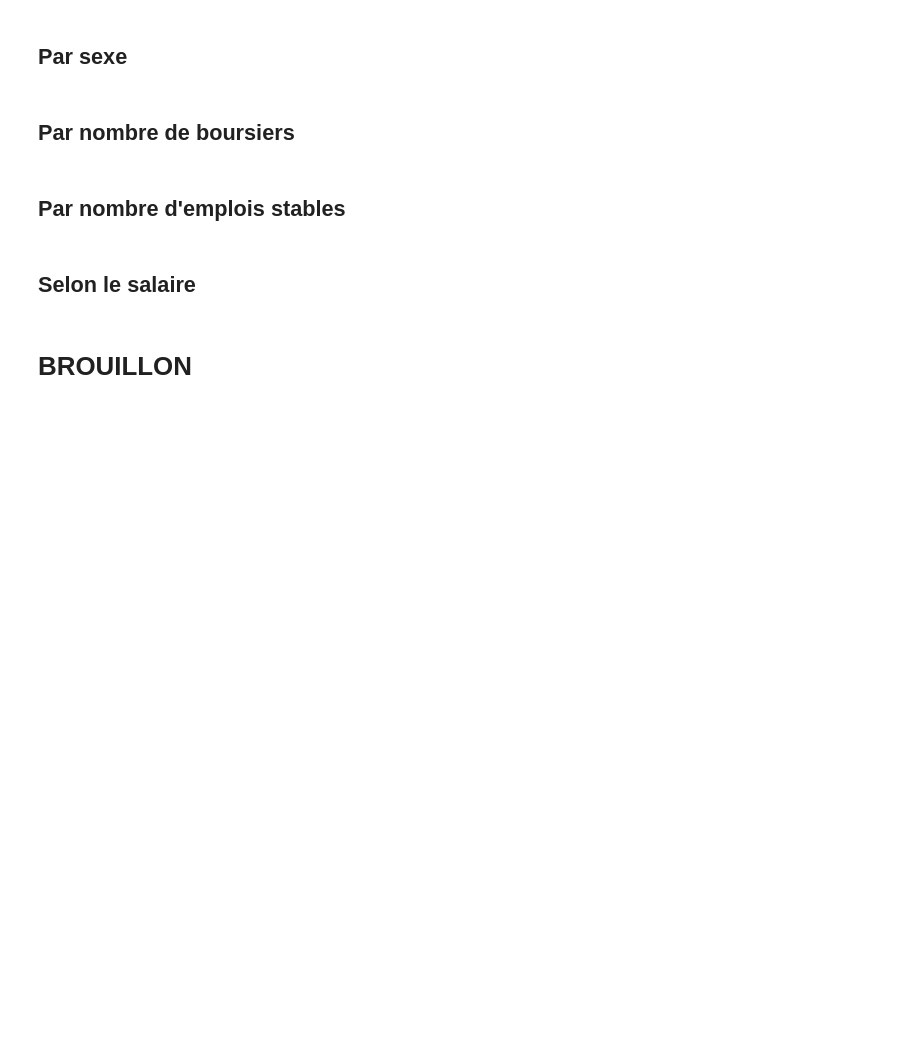
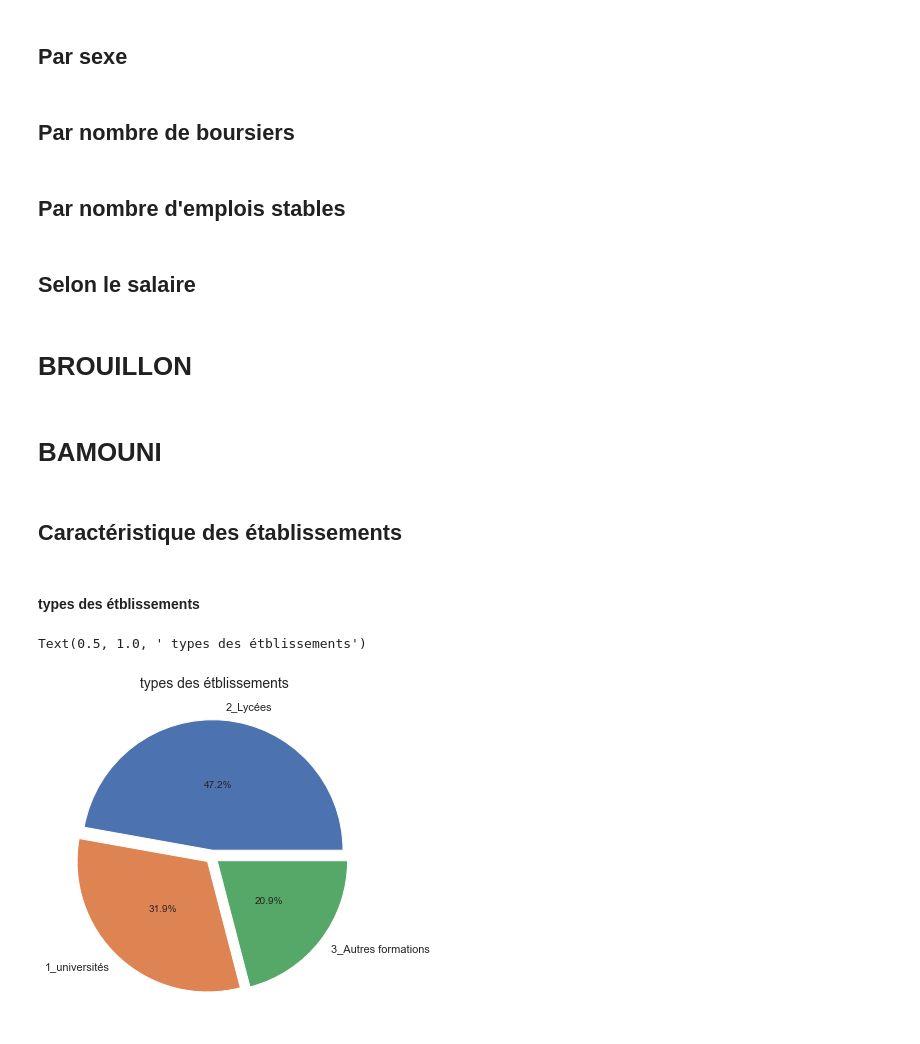
Before and after one commit to DouloSOW/Depot, a Jupyter notebook: principal_script.ipynb, the cells around one changed output. Saved outputs shown, nothing was run; the diff lists cells and outputs as text; code cells hidden in the pictures; blank space fills up the shorter version.

```diff
--- a/principal_script.ipynb
+++ b/principal_script.ipynb
@@ -976,3 +1008,22 @@ dic=dict()
 for i in range(len(columns_names)) :
     dic[columns_names[i]] = columns_names1[i]
 ses_2020.rename(dic)
+# %% [markdown]
+# BAMOUNI
+# %% [markdown]
+## Caractéristique des établissements
+# %%
+glob_data = base_globale_voeux.copy()
+# %% [markdown]
+#### types des étblissements
+# %%
+# types des étblissements
+pie, ax = plt.subplots(figsize=[8,6])
+plt.pie(x= glob_data['tri'].value_counts(),
+        autopct="%.1f%%", explode=[0.05]*3,
+        labels=list(glob_data['tri'].unique()),
+        pctdistance=0.5)
+plt.title(" types des étblissements", fontsize=14)
+# %% [output]
+Text(0.5, 1.0, ' types des étblissements')
+[figure, added]
```
Also changed, not shown: parts of 90 cells of this notebook.
